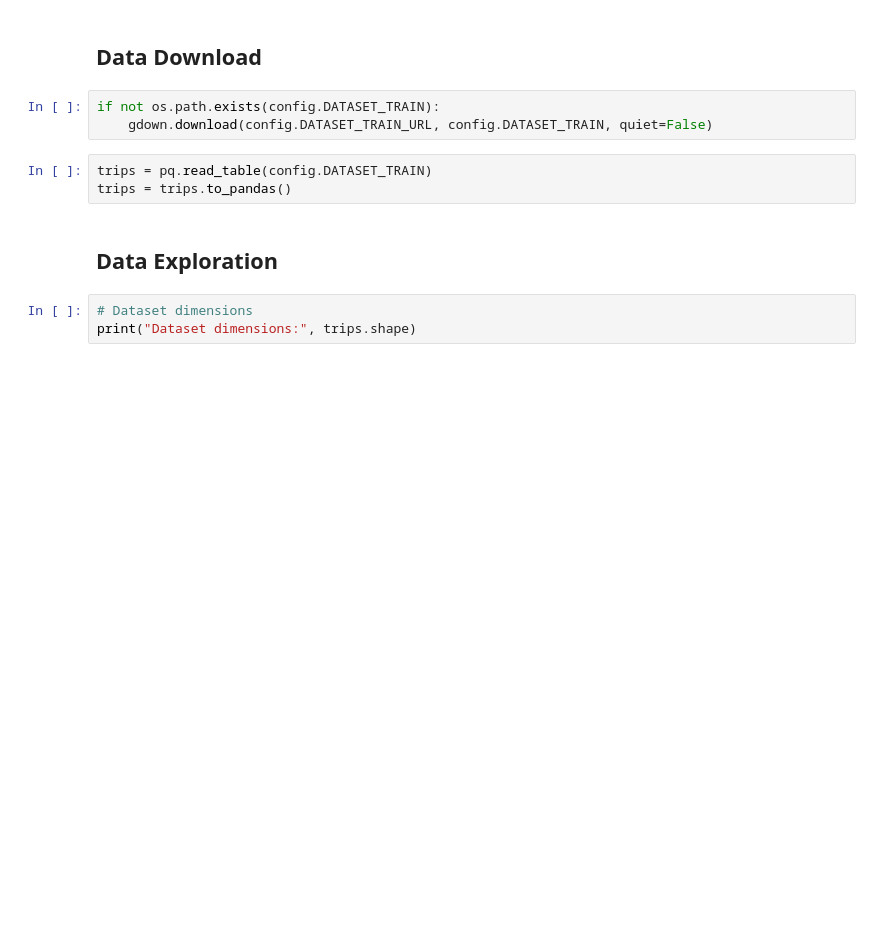
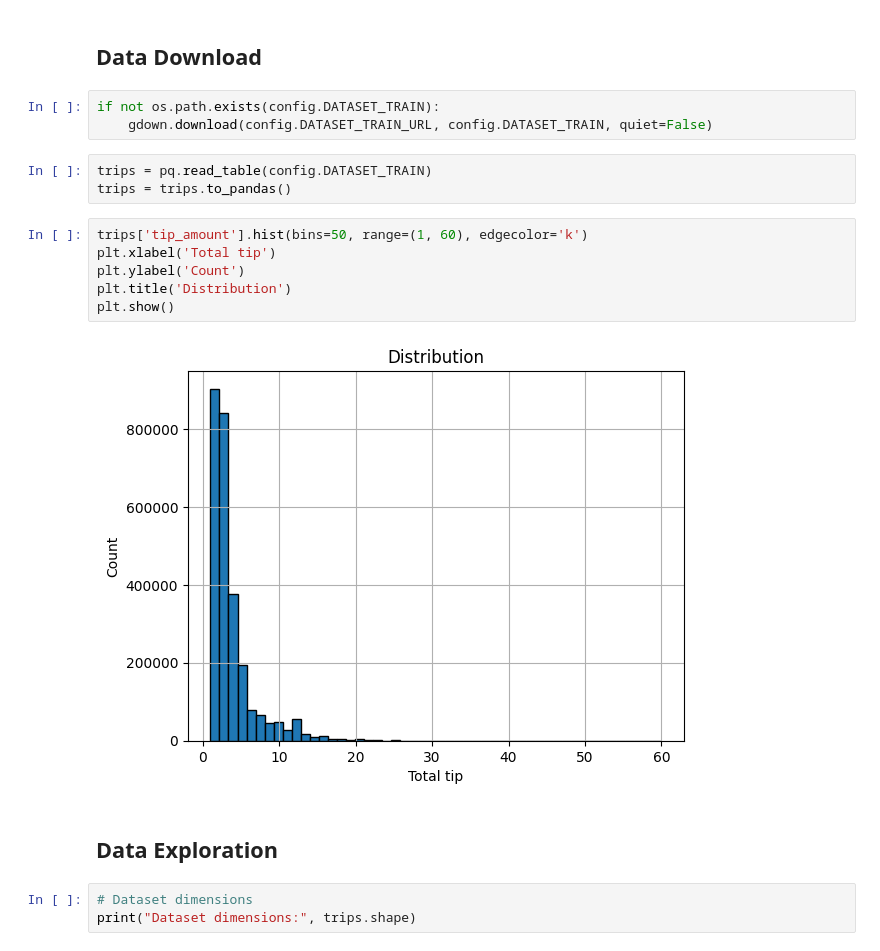
Before and after one commit to yulissateran/taxi-price-predictor, a Jupyter notebook: notebook-eda.ipynb, the cells around one changed output. Drawn from its saved outputs; the diff is of its cells as text; blank space fills up the shorter version.

```diff
--- a/notebook-eda.ipynb
+++ b/notebook-eda.ipynb
@@ -15,6 +15,14 @@ if not os.path.exists(config.DATASET_TRAIN):
 # %%
 trips = pq.read_table(config.DATASET_TRAIN)
 trips = trips.to_pandas()
+# %%
+trips['tip_amount'].hist(bins=50, range=(1, 60), edgecolor='k')
+plt.xlabel('Total tip')
+plt.ylabel('Count')
+plt.title('Distribution')
+plt.show()
+# %% [output]
+[figure, added]
 # %% [markdown]
 ## Data Exploration
 # %%
```
Also changed, not shown: parts of 1 cell of this notebook, 2 other files.
